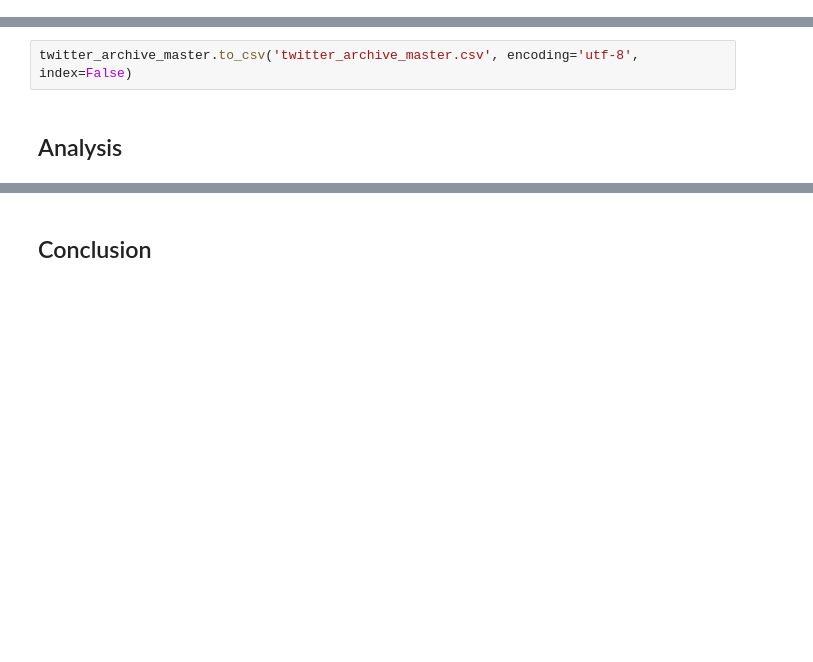
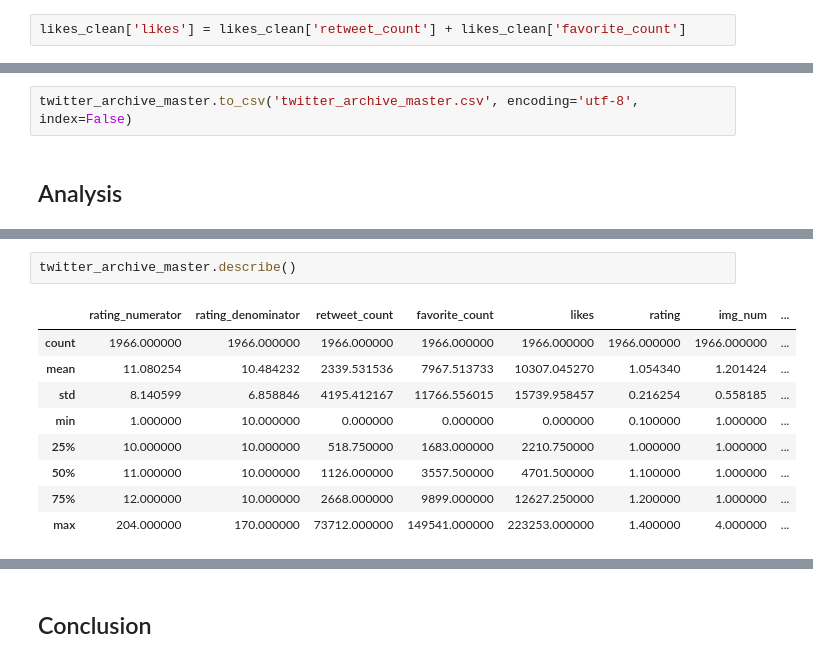
Before and after one commit to leqilu67/datawrangling_weratedogs, a Jupyter notebook: wrangle_act.ipynb, the cells around one changed output, grey strips where cells are left out. Drawn from its saved outputs; the diff is of its cells as text; blank space fills up the shorter version.

```diff
--- a/wrangle_act.ipynb
+++ b/wrangle_act.ipynb
@@ -603,0 +617,2 @@ Name: dog_stages, dtype: int64
+# %%
+likes_clean['likes'] = likes_clean['retweet_count'] + likes_clean['favorite_count']
@@ -921,0 +1035,12 @@ twitter_archive_master.to_csv('twitter_archive_master.csv', encoding='utf-8', in
+# %%
+twitter_archive_master.describe()
+# %% [output]
+|  | rating_numerator | rating_denominator | retweet_count | favorite_count | likes | rating | img_num | ... |
+| count | 1966.000000 | 1966.000000 | 1966.000000 | 1966.000000 | 1966.000000 | 1966.000000 | 1966.000000 | ... |
+| mean | 11.080254 | 10.484232 | 2339.531536 | 7967.513733 | 10307.045270 | 1.054340 | 1.201424 | ... |
+| std | 8.140599 | 6.858846 | 4195.412167 | 11766.556015 | 15739.958457 | 0.216254 | 0.558185 | ... |
+| min | 1.000000 | 10.000000 | 0.000000 | 0.000000 | 0.000000 | 0.100000 | 1.000000 | ... |
+| 25% | 10.000000 | 10.000000 | 518.750000 | 1683.000000 | 2210.750000 | 1.000000 | 1.000000 | ... |
+| 50% | 11.000000 | 10.000000 | 1126.000000 | 3557.500000 | 4701.500000 | 1.100000 | 1.000000 | ... |
+| 75% | 12.000000 | 10.000000 | 2668.000000 | 9899.000000 | 12627.250000 | 1.200000 | 1.000000 | ... |
+| max | 204.000000 | 170.000000 | 73712.000000 | 149541.000000 | 223253.000000 | 1.400000 | 4.000000 | ... |
```
Also changed, not shown: parts of 36 cells of this notebook, 1 other file.
